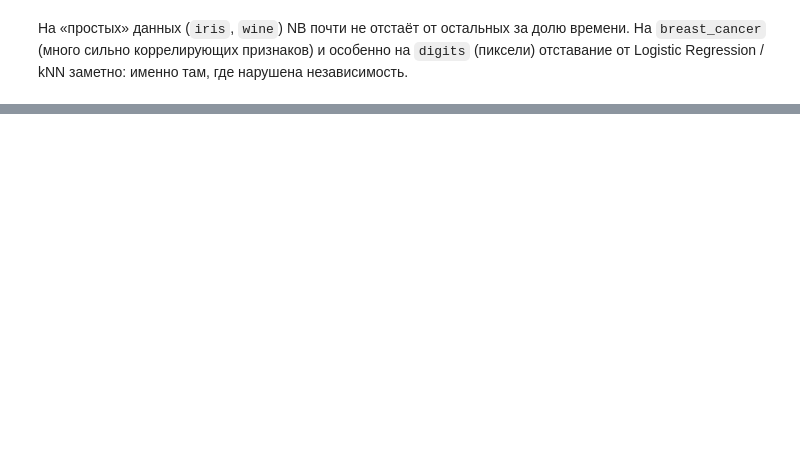
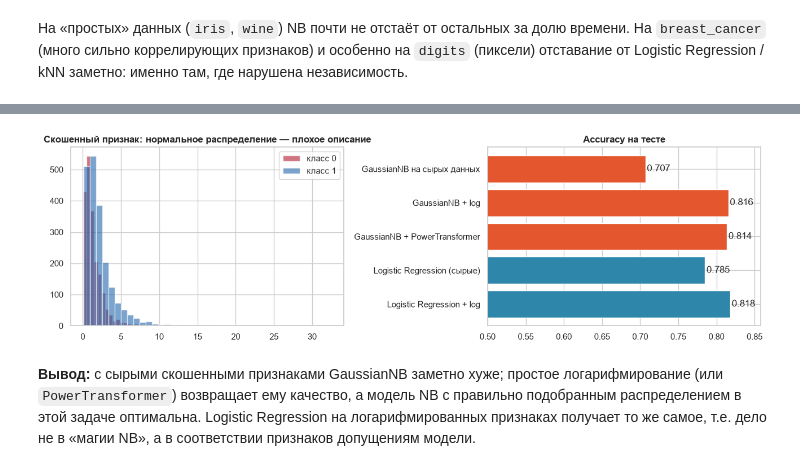
Before and after one commit to BinGoJr/Naive-Bayes, a Jupyter notebook: NaiveBayes.ipynb, the cells around one changed output, grey strips where cells are left out. Saved outputs shown, nothing was run; the diff lists cells and outputs as text; code cells hidden in the pictures; blank space fills up the shorter version.

Commit message:
The nuances of naive Bayes

```diff
--- a/NaiveBayes.ipynb
+++ b/NaiveBayes.ipynb
@@ -445,0 +450,33 @@ print("Время всей кросс-валидации, секунды:"); pd.
+# %%
+from sklearn.preprocessing import FunctionTransformer, PowerTransformer
+
+rng = np.random.RandomState(RS)
+n, d = 4000, 8
+y = rng.randint(0, 2, n)
+# лог-нормальные признаки: независимы, но сильно скошены
+X = np.exp(rng.randn(n, d) * 0.8 + 0.5 * np.outer(y, np.ones(d)))
+Xtr, Xte, ytr, yte = train_test_split(X, y, test_size=0.4, random_state=RS, stratify=y)
+
+variants = {
+    "GaussianNB на сырых данных":      GaussianNB(),
+    "GaussianNB + log":                make_pipeline(FunctionTransformer(np.log), GaussianNB()),
+    "GaussianNB + PowerTransformer":   make_pipeline(PowerTransformer(), GaussianNB()),
+    "Logistic Regression (сырые)":     make_pipeline(StandardScaler(), LogisticRegression()),
+    "Logistic Regression + log":       make_pipeline(__import__("sklearn.preprocessing", fromlist=["FunctionTransformer"]).FunctionTransformer(np.log), StandardScaler(), LogisticRegression()),
+}
+res = {k: v.fit(Xtr, ytr).score(Xte, yte) for k, v in variants.items()}
+
+fig, axes = plt.subplots(1, 2, figsize=(13, 4))
+axes[0].hist(X[y == 0, 0], bins=40, alpha=.6, label="класс 0", color="#B2182B")
+axes[0].hist(X[y == 1, 0], bins=40, alpha=.6, label="класс 1", color="#2166AC")
+axes[0].set_title("Скошенный признак: нормальное распределение — плохое описание"); axes[0].legend()
+s = pd.Series(res)
+bar_cols = [COL["Naive Bayes"] if "Gaussian" in k else COL["Logistic Regression"] for k in s.index]
+axes[1].barh(s.index[::-1], s.values[::-1], color=bar_cols[::-1])
+axes[1].set_xlim(0.5, s.max() + 0.04); axes[1].set_title("Accuracy на тесте")
+for i, v in enumerate(s.values[::-1]): axes[1].text(v + 0.002, i, f"{v:.3f}", va="center")
+plt.tight_layout(); plt.show()
+# %% [output]
+[figure, added]
+# %% [markdown]
+**Вывод:** с сырыми скошенными признаками GaussianNB заметно хуже; простое логарифмирование (или `PowerTransformer`) возвращает ему качество, а модель NB с правильно подобранным распределением в этой задаче оптимальна. Logistic Regression на логарифмированных признаках получает то же самое, т.е. дело не в «магии NB», а в соответствии признаков допущениям модели.
```
Also changed, not shown: parts of 3 cells of this notebook.
